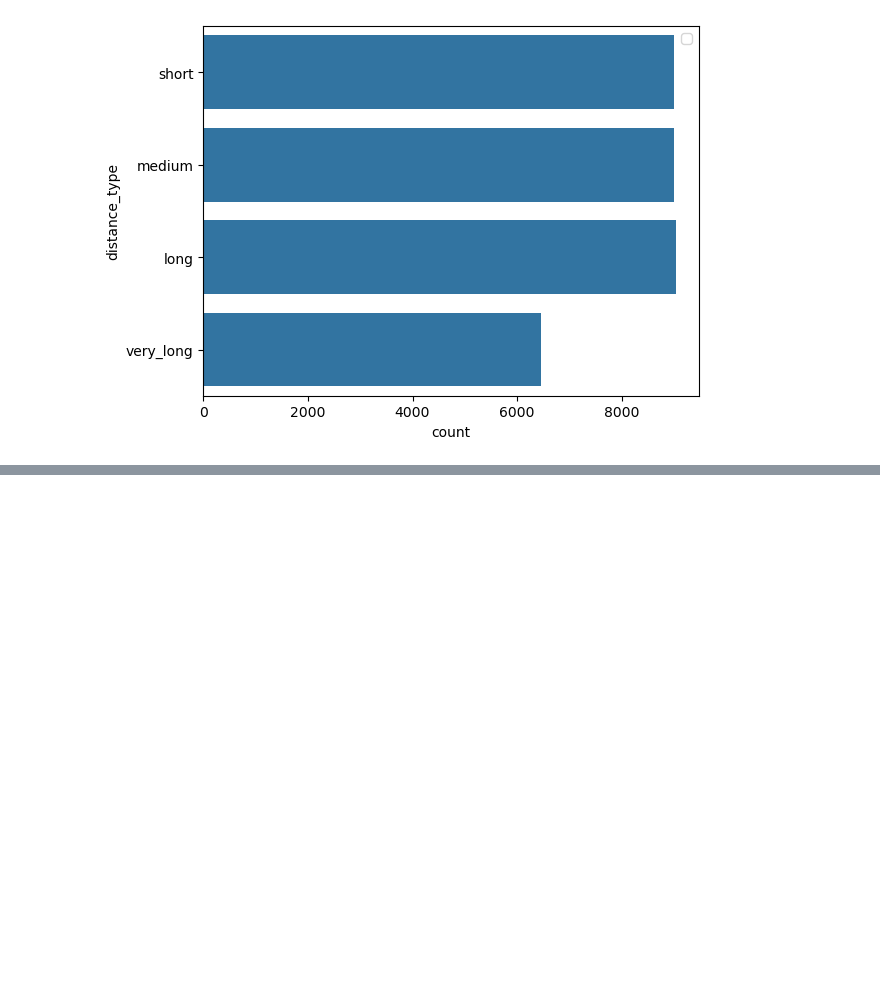
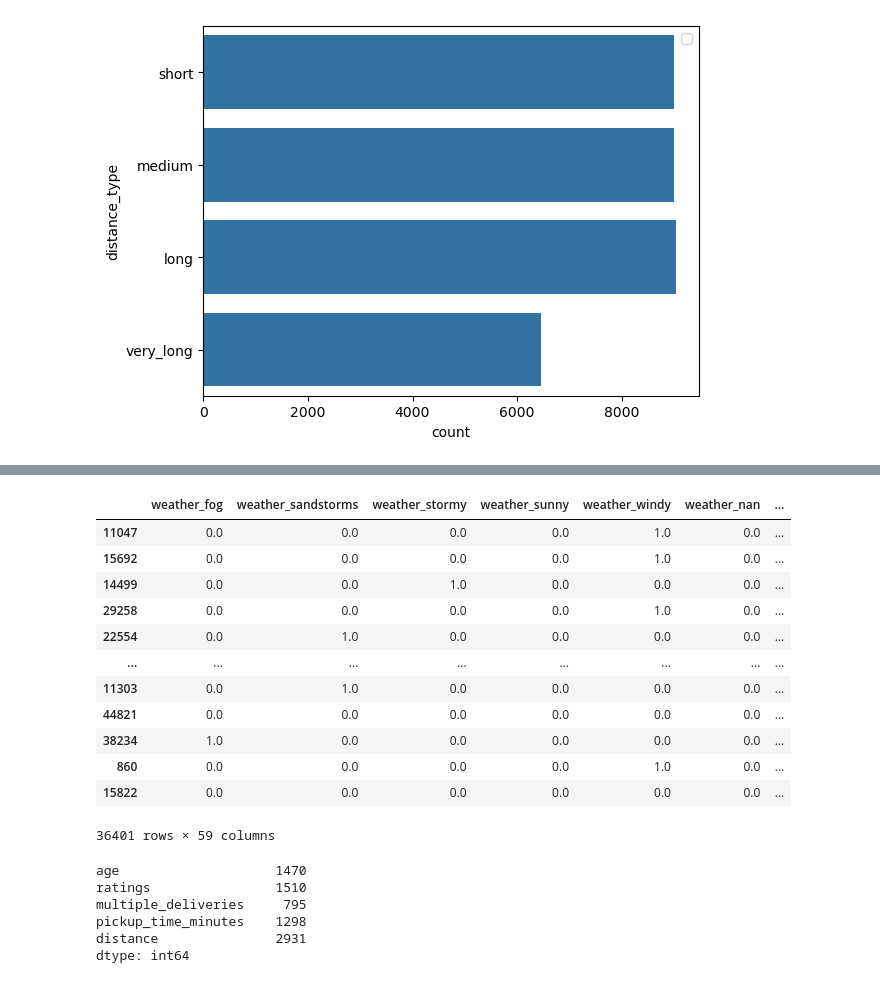
Before and after one commit to rabin20-04/delivery_time_prediction, a Jupyter notebook: notebooks/BaseLine_model.ipynb, the cells around one changed output, grey strips where cells are left out. Cells and saved outputs as stored; diff of their text form; code cells hidden in the pictures; blank space fills up the shorter version.

```diff
--- a/notebooks/BaseLine_model.ipynb
+++ b/notebooks/BaseLine_model.ipynb
@@ -835,0 +942,2 @@ plt.legend()
+# %%
+simple_imputer.fit_transform(xtrain).isna().sum()
@@ -835,0 +1010,24 @@ plt.legend()
+# %%
+processor = ColumnTransformer(
+    transformers=[
+        (
+            "nominal_encode",
+            OneHotEncoder(drop="first", handle_unknown="ignore", sparse_output=False),
+            nominal_cat_cols,
+        ),
+        (
+            "ordinal_encoder",
+            OrdinalEncoder(
+                categories=[traffic_order, distance_order],
+                encoded_missing_value=-999,
+                handle_unknown="use_encoded_value",
+                unknown_value=-1,
+            ),
+            ordinal_cat_cols,
+        ),
+    ],
+    remainder="passthrough",
+    verbose_feature_names_out=False,
+    n_jobs=-3,
+)
+processor
@@ -835,0 +1055,25 @@ plt.legend()
+# %%
+processor.fit_transform(xtrain)
+# %% [output]
+|  | weather_fog | weather_sandstorms | weather_stormy | weather_sunny | weather_windy | weather_nan | ... |
+| 11047 | 0.0 | 0.0 | 0.0 | 0.0 | 1.0 | 0.0 | ... |
+| 15692 | 0.0 | 0.0 | 0.0 | 0.0 | 1.0 | 0.0 | ... |
+| 14499 | 0.0 | 0.0 | 1.0 | 0.0 | 0.0 | 0.0 | ... |
+| 29258 | 0.0 | 0.0 | 0.0 | 0.0 | 1.0 | 0.0 | ... |
+| 22554 | 0.0 | 1.0 | 0.0 | 0.0 | 0.0 | 0.0 | ... |
+| ... | ... | ... | ... | ... | ... | ... | ... |
+| 11303 | 0.0 | 1.0 | 0.0 | 0.0 | 0.0 | 0.0 | ... |
+| 44821 | 0.0 | 0.0 | 0.0 | 0.0 | 0.0 | 0.0 | ... |
+| 38234 | 1.0 | 0.0 | 0.0 | 0.0 | 0.0 | 0.0 | ... |
+| 860 | 0.0 | 0.0 | 0.0 | 0.0 | 1.0 | 0.0 | ... |
+| 15822 | 0.0 | 0.0 | 0.0 | 0.0 | 0.0 | 0.0 | ... |
+36401 rows × 59 columns
+# %%
+processor.fit_transform(xtrain).isna().sum().loc[lambda ser: ser.ge(1)]
+# %% [output]
+age                    1470
+ratings                1510
+multiple_deliveries     795
+pickup_time_minutes    1298
+distance               2931
+dtype: int64
```
Also changed, not shown: parts of 32 cells of this notebook.
